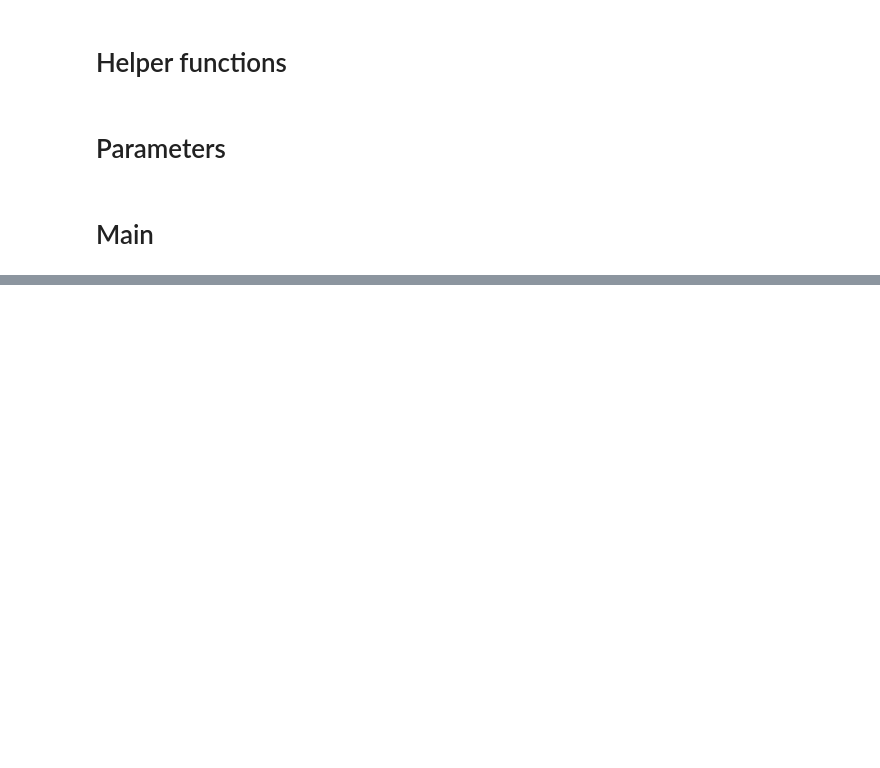
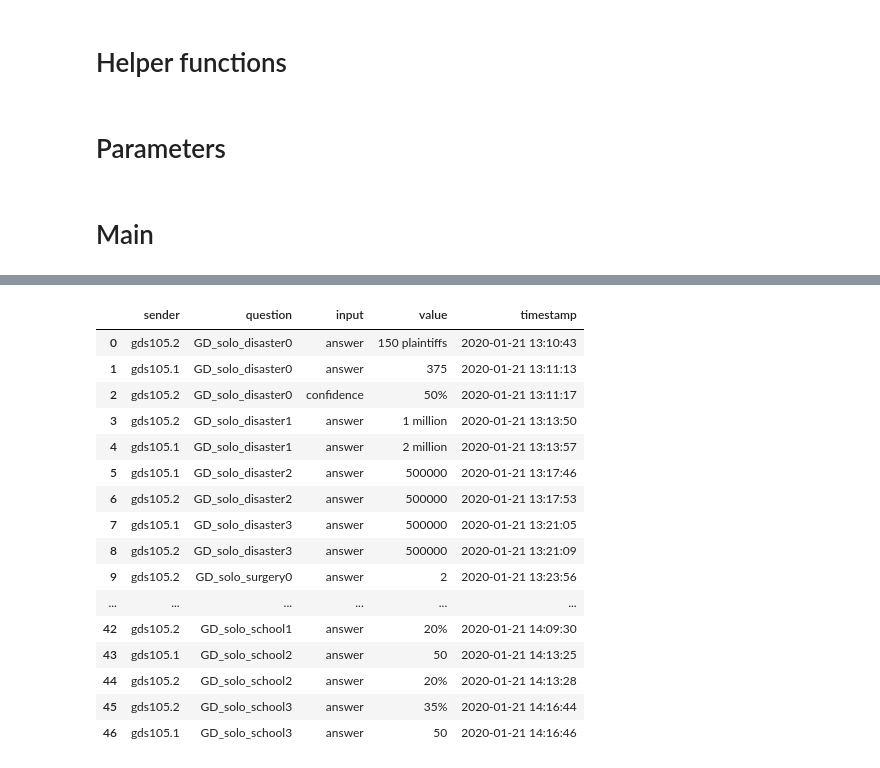
Before and after one commit to omid55/group_dynamics, a Jupyter notebook: notebooks/Logs_analysis.ipynb, the cells around one changed output, grey strips where cells are left out. Cells and saved outputs as stored; diff of their text form; code cells hidden in the pictures; blank space fills up the shorter version.

```diff
--- a/notebooks/Logs_analysis.ipynb
+++ b/notebooks/Logs_analysis.ipynb
@@ -37 +139,21 @@ team_log = groupdynamics_logs_lib.TeamLogsLoader(directory=directory)
+# %%
+teams[0].answers
+# %% [output]
+|  | sender | question | input | value | timestamp |
+| 0 | gds105.2 | GD_solo_disaster0 | answer | 150 plaintiffs | 2020-01-21 13:10:43 |
+| 1 | gds105.1 | GD_solo_disaster0 | answer | 375 | 2020-01-21 13:11:13 |
+| 2 | gds105.2 | GD_solo_disaster0 | confidence | 50% | 2020-01-21 13:11:17 |
+| 3 | gds105.2 | GD_solo_disaster1 | answer | 1 million | 2020-01-21 13:13:50 |
+| 4 | gds105.1 | GD_solo_disaster1 | answer | 2 million | 2020-01-21 13:13:57 |
+| 5 | gds105.1 | GD_solo_disaster2 | answer | 500000 | 2020-01-21 13:17:46 |
+| 6 | gds105.2 | GD_solo_disaster2 | answer | 500000 | 2020-01-21 13:17:53 |
+| 7 | gds105.1 | GD_solo_disaster3 | answer | 500000 | 2020-01-21 13:21:05 |
+| 8 | gds105.2 | GD_solo_disaster3 | answer | 500000 | 2020-01-21 13:21:09 |
+| 9 | gds105.2 | GD_solo_surgery0 | answer | 2 | 2020-01-21 13:23:56 |
+| ... | ... | ... | ... | ... | ... |
+| 42 | gds105.2 | GD_solo_school1 | answer | 20% | 2020-01-21 14:09:30 |
+| 43 | gds105.1 | GD_solo_school2 | answer | 50 | 2020-01-21 14:13:25 |
+| 44 | gds105.2 | GD_solo_school2 | answer | 20% | 2020-01-21 14:13:28 |
+| 45 | gds105.2 | GD_solo_school3 | answer | 35% | 2020-01-21 14:16:44 |
+| 46 | gds105.1 | GD_solo_school3 | answer | 50 | 2020-01-21 14:16:46 |
 # %%
```
Also changed, not shown: parts of 19 cells of this notebook, 6 other files.
